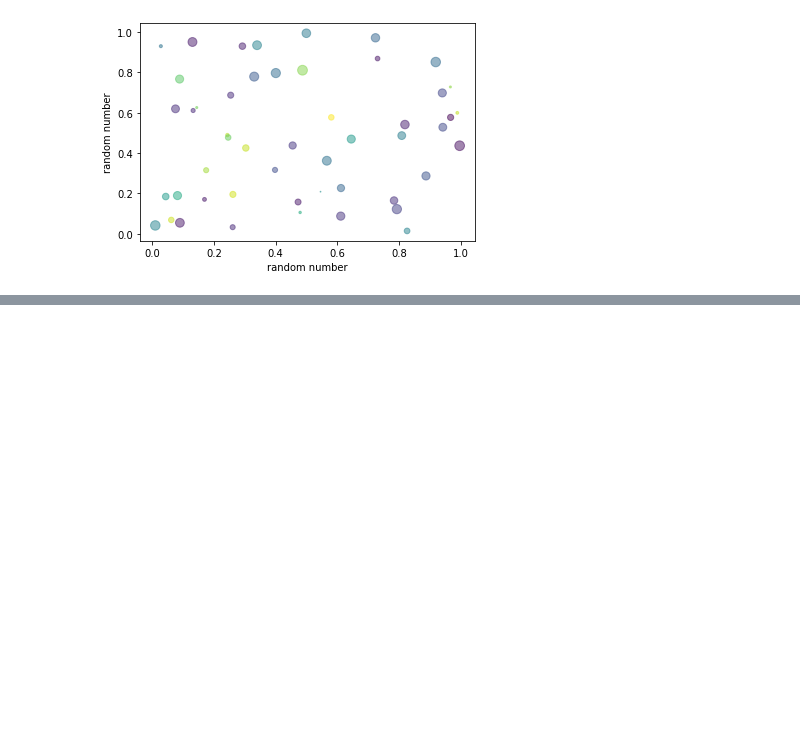
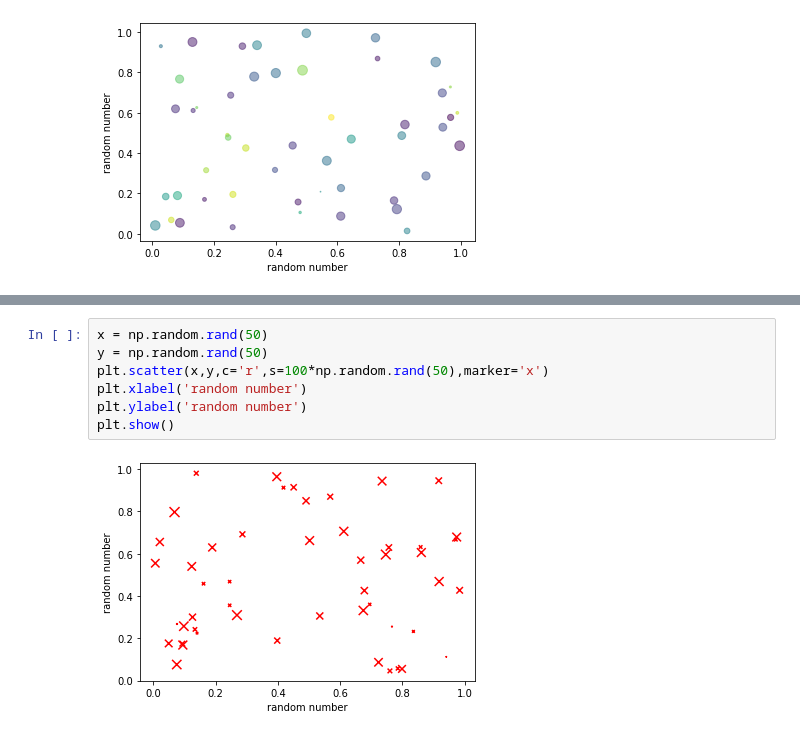
Before and after one commit to beercafeguy/PyMLLab, a Jupyter notebook: practice/matplotlib_demo.ipynb, the cells around one changed output, grey strips where cells are left out. Drawn from its saved outputs; the diff is of its cells as text; blank space fills up the shorter version.

```diff
--- a/practice/matplotlib_demo.ipynb
+++ b/practice/matplotlib_demo.ipynb
@@ -56,0 +88,9 @@ plt.show()
+# %%
+x = np.random.rand(50)
+y = np.random.rand(50)
+plt.scatter(x,y,c='r',s=100*np.random.rand(50),marker='x')
+plt.xlabel('random number')
+plt.ylabel('random number')
+plt.show()
+# %% [output]
+[figure, added]
```
Also changed, not shown: parts of 10 cells of this notebook.
